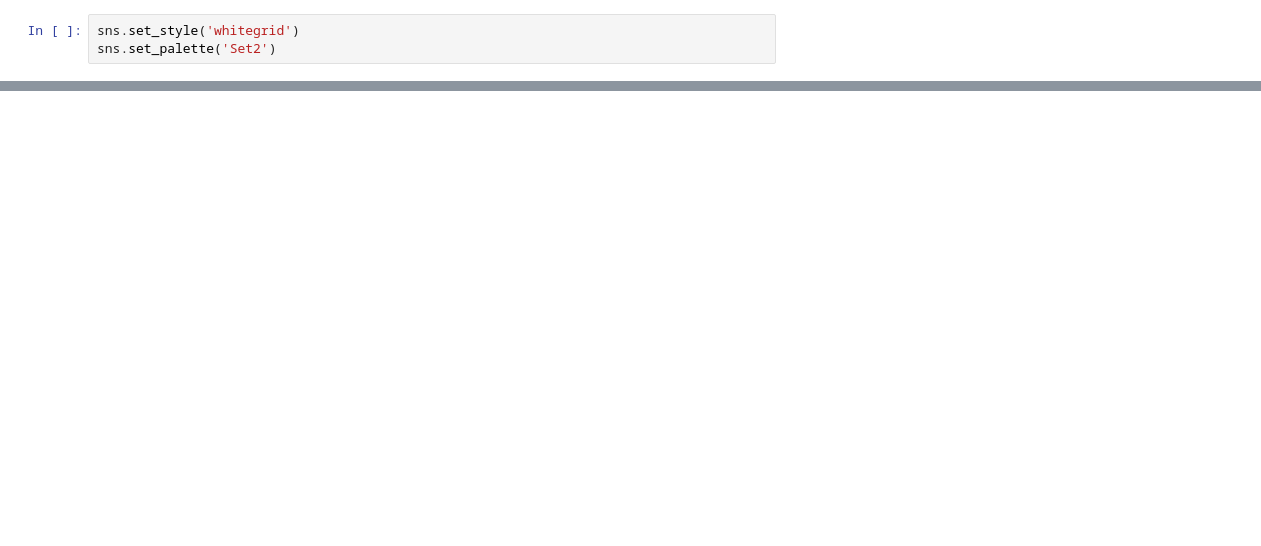
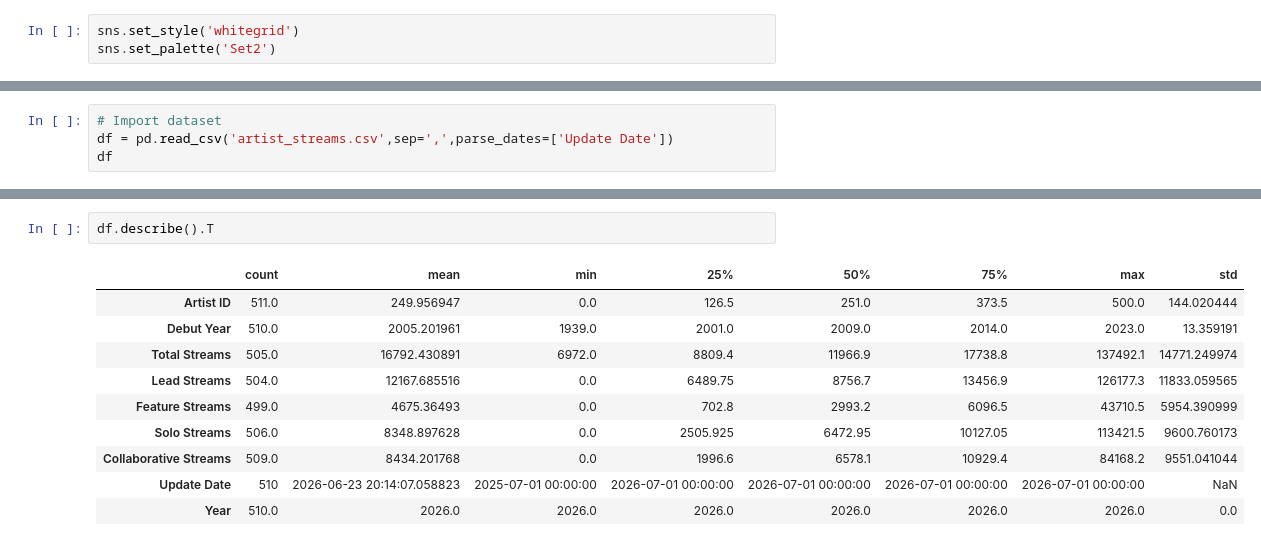
Before and after one commit to mafaldasimoes12345/PDS-project, a Jupyter notebook: code.ipynb, the cells around one changed output, grey strips where cells are left out. Cells and saved outputs as stored; diff of their text form; blank space fills up the shorter version.

```diff
--- a/code.ipynb
+++ b/code.ipynb
@@ -39,0 +42,4 @@ sns.set_palette('Set2')
+# %%
+# Import dataset
+df = pd.read_csv('artist_streams.csv',sep=',',parse_dates=['Update Date'])
+df
@@ -39,0 +93,13 @@ sns.set_palette('Set2')
+# %%
+df.describe().T
+# %% [output]
+|  | count | mean | min | 25% | 50% | 75% | max | std |
+| Artist ID | 511.0 | 249.956947 | 0.0 | 126.5 | 251.0 | 373.5 | 500.0 | 144.020444 |
+| Debut Year | 510.0 | 2005.201961 | 1939.0 | 2001.0 | 2009.0 | 2014.0 | 2023.0 | 13.359191 |
+| Total Streams | 505.0 | 16792.430891 | 6972.0 | 8809.4 | 11966.9 | 17738.8 | 137492.1 | 14771.249974 |
+| Lead Streams | 504.0 | 12167.685516 | 0.0 | 6489.75 | 8756.7 | 13456.9 | 126177.3 | 11833.059565 |
+| Feature Streams | 499.0 | 4675.36493 | 0.0 | 702.8 | 2993.2 | 6096.5 | 43710.5 | 5954.390999 |
+| Solo Streams | 506.0 | 8348.897628 | 0.0 | 2505.925 | 6472.95 | 10127.05 | 113421.5 | 9600.760173 |
+| Collaborative Streams | 509.0 | 8434.201768 | 0.0 | 1996.6 | 6578.1 | 10929.4 | 84168.2 | 9551.041044 |
+| Update Date | 510 | 2026-06-23 20:14:07.058823 | 2025-07-01 00:00:00 | 2026-07-01 00:00:00 | 2026-07-01 00:00:00 | 2026-07-01 00:00:00 | 2026-07-01 00:00:00 | NaN |
+| Year | 510.0 | 2026.0 | 2026.0 | 2026.0 | 2026.0 | 2026.0 | 2026.0 | 0.0 |
```
Also changed, not shown: parts of 35 cells of this notebook.
